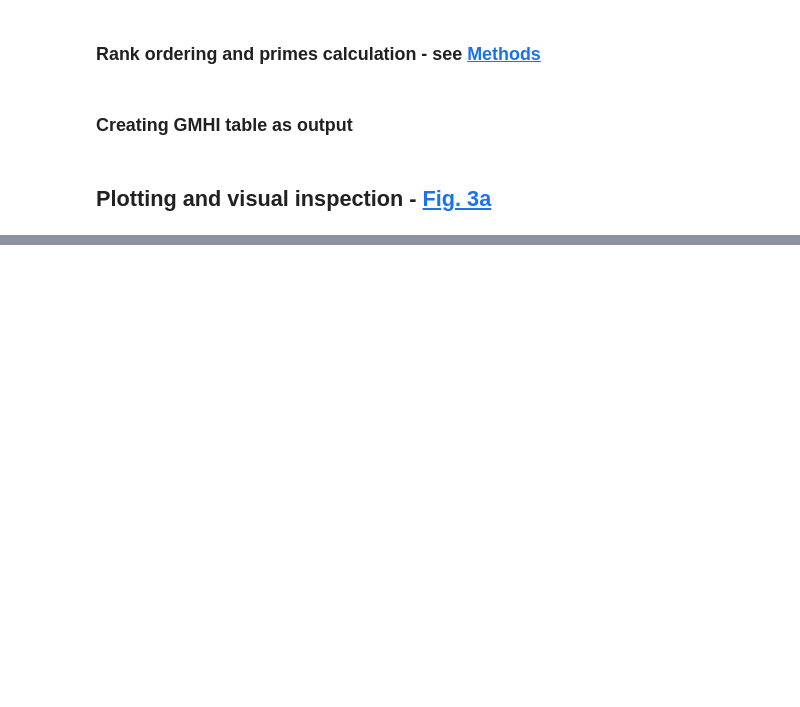
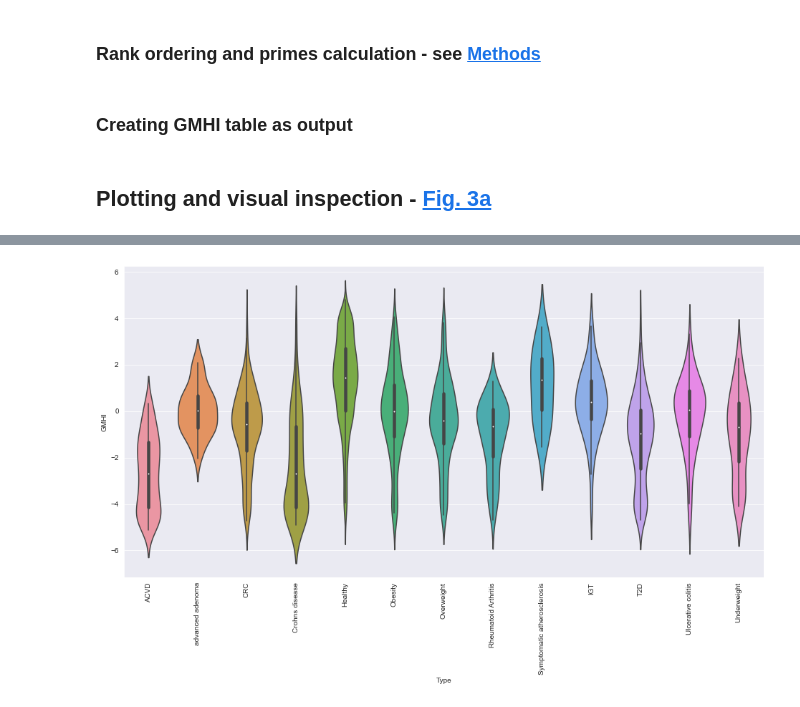
Before and after one commit to bioinf-mcb/q2-health-index, a Jupyter notebook: notebooks/plugin.ipynb, the cells around one changed output, grey strips where cells are left out. Cells and saved outputs as stored; diff of their text form; code cells hidden in the pictures; blank space fills up the shorter version.

```diff
--- a/notebooks/plugin.ipynb
+++ b/notebooks/plugin.ipynb
@@ -177,0 +104,6 @@ GMHI.describe()
+# %%
+fig, g = plt.subplots(figsize=(16, 8))
+g = sns.violinplot(x="Type", y = "GMHI", data=GMHI)
+plt.xticks(rotation=90);
+# %% [output]
+[figure, added]
```
Also changed, not shown: parts of 19 cells of this notebook.
